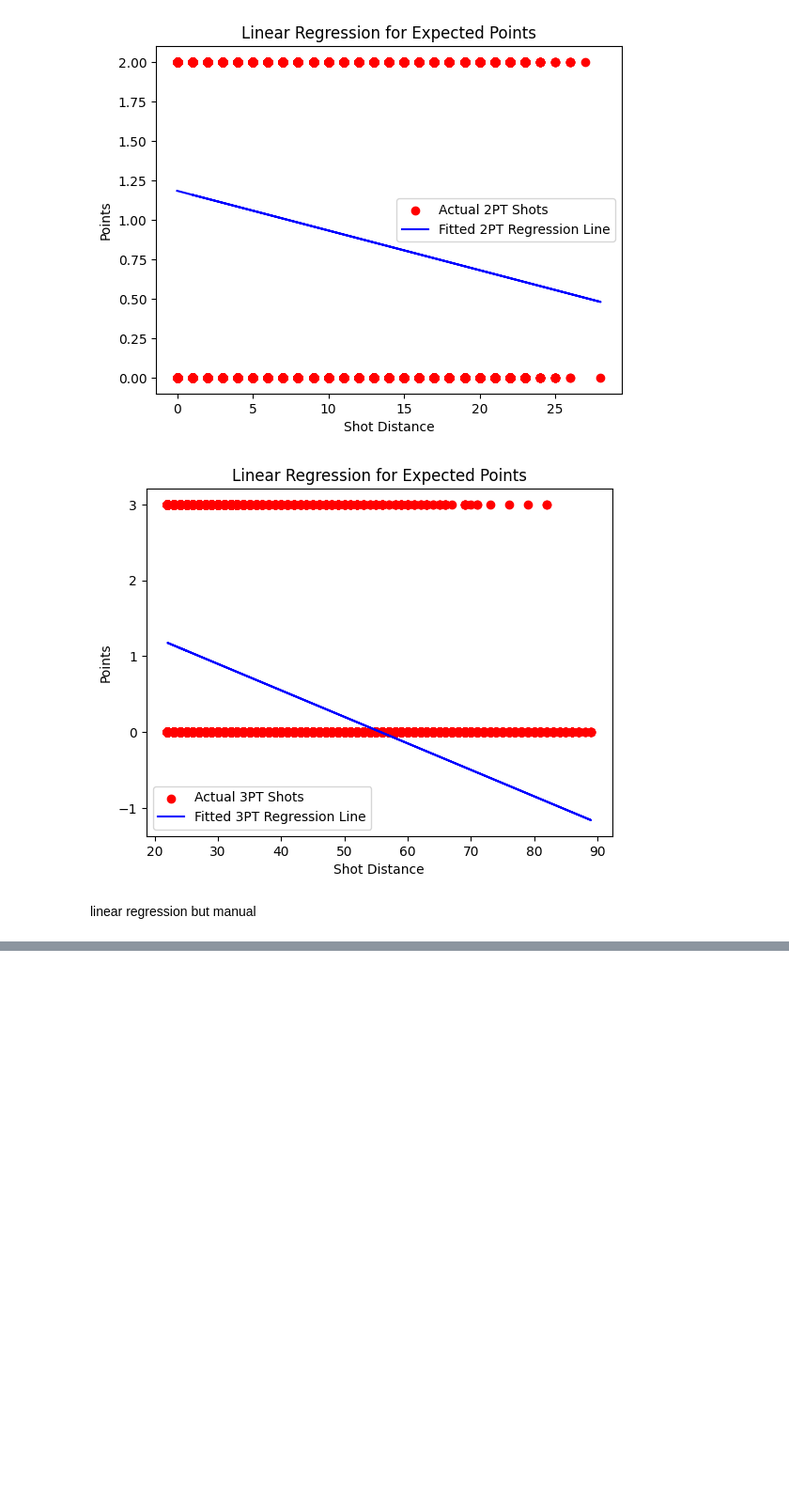
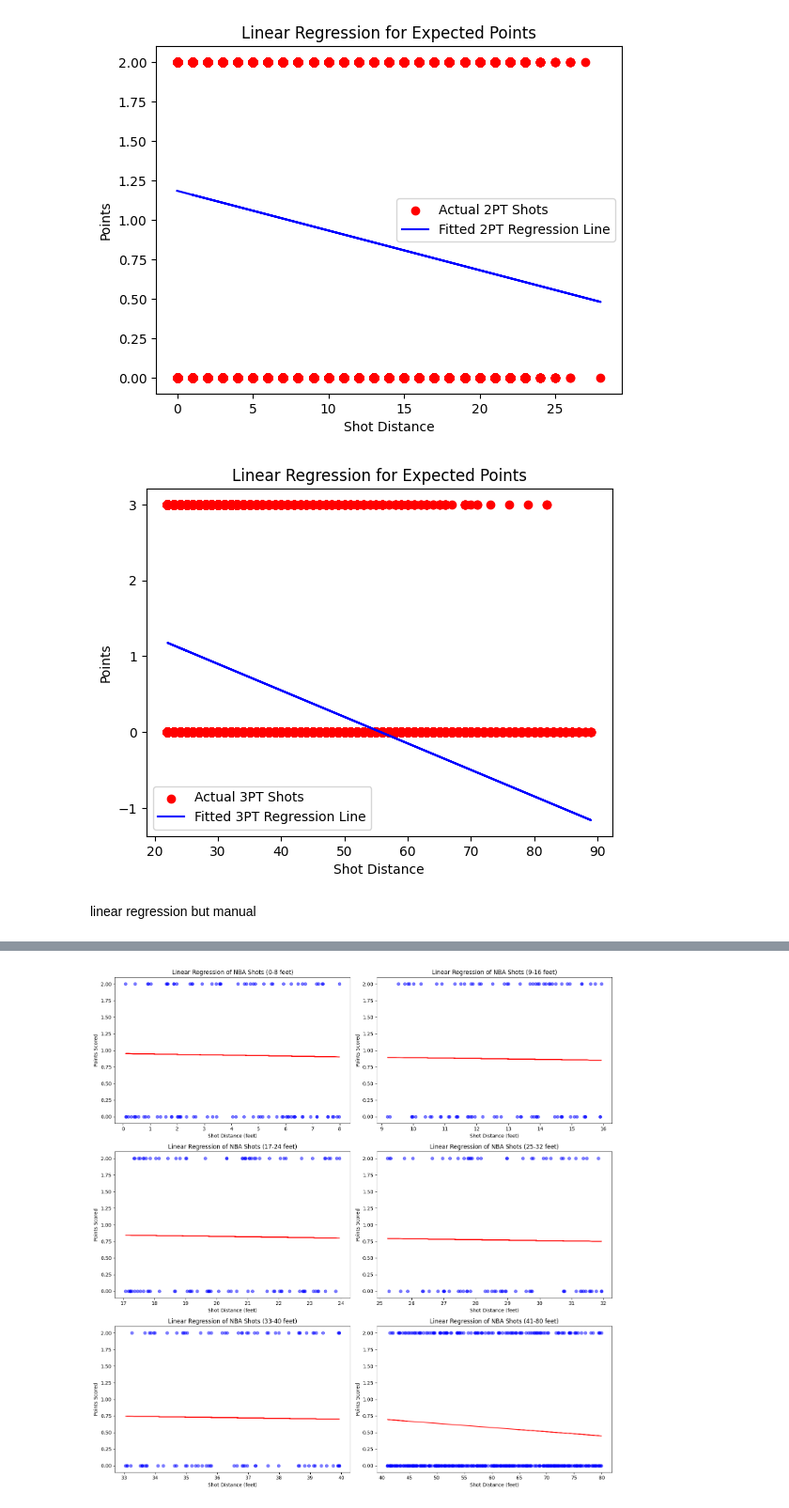
Before and after one commit to Axeeh/NBA_Project, a Jupyter notebook: Progetto_crudo.ipynb, the cells around one changed output, grey strips where cells are left out. Shown at 94% size. Drawn from its saved outputs; the diff is of its cells as text; code cells hidden in the pictures; blank space fills up the shorter version.

```diff
--- a/Progetto_crudo.ipynb
+++ b/Progetto_crudo.ipynb
@@ -443,0 +596,48 @@ Predicted y for x=6: 1.03
+# %%
+import numpy as np
+import matplotlib.pyplot as plt
+from sklearn.linear_model import LinearRegression
+
+# Define intervals
+intervals = [(0, 8), (9, 16), (17, 24), (25, 32), (33, 40), (41, 80)]
+
+# Generate random shot distances between 0 and 80
+shot_distance = np.random.uniform(0, 80, 1000)
+
+# Generate shot points, either 0 or 2, based on shot distance
+shot_points = np.where(shot_distance < 40, np.random.choice([0, 2], p=[0.5, 0.5], size=1000),
+                        np.random.choice([0, 2], p=[0.75, 0.25], size=1000))
+
+# Reshape data for sklearn
+X = shot_distance.reshape(-1, 1)
+y = shot_points
+
+# Create and fit the model
+model = LinearRegression()
+model.fit(X, y)
+
+# Generate regression line
+reg_line = model.predict(X)
+
+# Create a figure with 4 subplots, one for each interval
+fig, axs = plt.subplots(3, 2, figsize=(15, 15))
+axs = axs.ravel()
+
+for i, interval in enumerate(intervals):
+    # Filter data for the current interval
+    mask = (shot_distance >= interval[0]) & (shot_distance < interval[1])
+    X_interval = X[mask]
+    y_interval = y[mask]
+    reg_line_interval = reg_line[mask]
+
+    # Plot the data and the regression line for the current interval
+    axs[i].scatter(X_interval, y_interval, color='blue', alpha=0.5)
+    axs[i].plot(X_interval, reg_line_interval, color='red')
+    axs[i].set_title(f'Linear Regression of NBA Shots ({interval[0]}-{interval[1]} feet)')
+    axs[i].set_xlabel('Shot Distance (feet)')
+    axs[i].set_ylabel('Points Scored')
+
+plt.tight_layout()
+plt.show()
+# %% [output]
+[figure, added]
```
Also changed, not shown: parts of 17 cells of this notebook.
